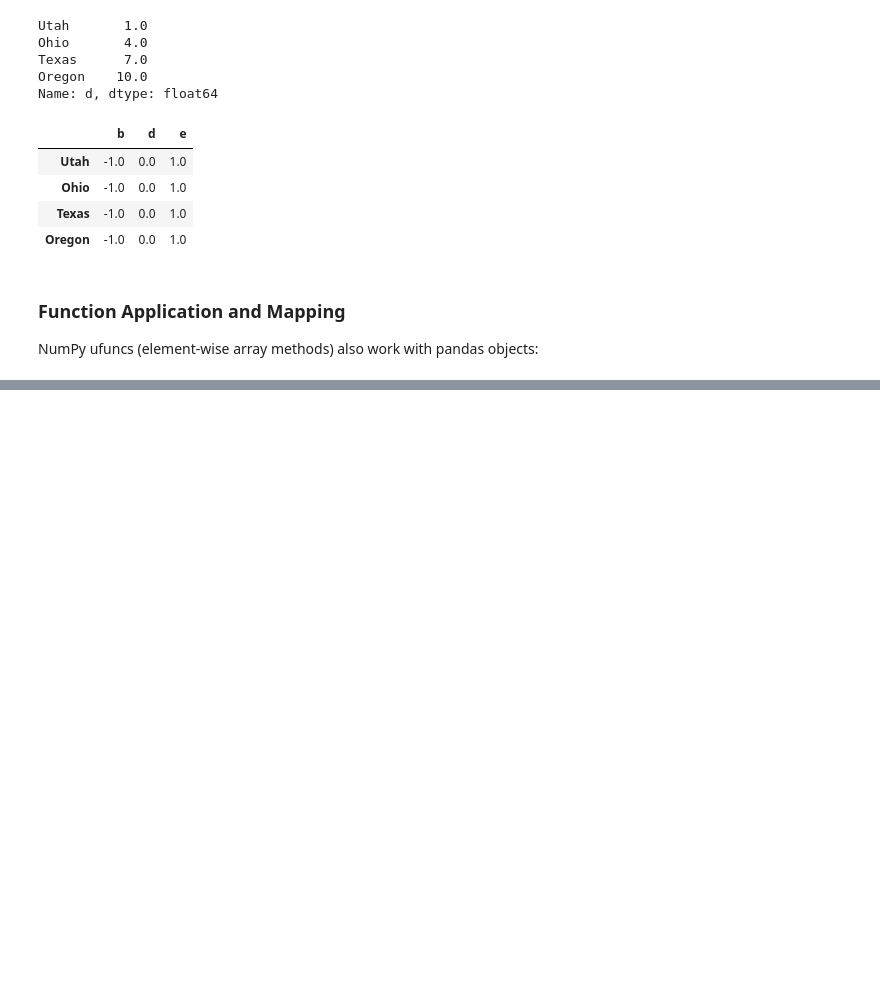
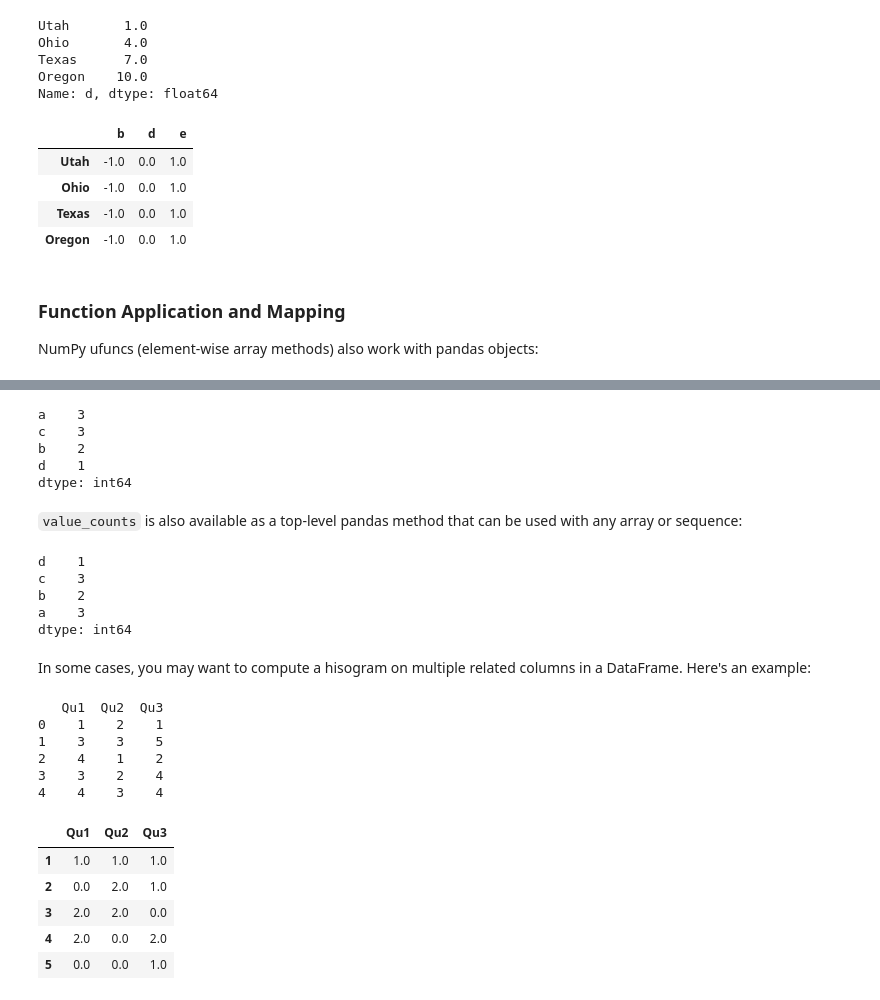
Before and after one commit to colinat/pandas, a Jupyter notebook: pandas.ipynb, the cells around one changed output, grey strips where cells are left out. Saved outputs shown, nothing was run; the diff lists cells and outputs as text; code cells hidden in the pictures; blank space fills up the shorter version.

```diff
--- a/pandas.ipynb
+++ b/pandas.ipynb
@@ -974,0 +1395,42 @@ Name: e, dtype: object
+# %%
+obj.value_counts()
+# %% [output]
+a    3
+c    3
+b    2
+d    1
+dtype: int64
+# %% [markdown]
+`value_counts` is also available as a top-level pandas method that can be used with any array or sequence:
+# %%
+pd.value_counts(obj.values, sort=False)
+# %% [output]
+d    1
+c    3
+b    2
+a    3
+dtype: int64
+# %% [markdown]
+In some cases, you may want to compute a hisogram on multiple related columns in a DataFrame. Here's an example:
+# %%
+data = pd.DataFrame({'Qu1': [1, 3, 4, 3, 4],
+                    'Qu2': [2, 3, 1, 2, 3],
+                    'Qu3': [1, 5, 2, 4, 4]})
+
+print("{}\n".format(data))
+
+result = data.apply(pd.value_counts).fillna(0)
+result
+# %% [output]
+   Qu1  Qu2  Qu3
+0    1    2    1
+1    3    3    5
+2    4    1    2
+3    3    2    4
+4    4    3    4
+|  | Qu1 | Qu2 | Qu3 |
+| 1 | 1.0 | 1.0 | 1.0 |
+| 2 | 0.0 | 2.0 | 1.0 |
+| 3 | 2.0 | 2.0 | 0.0 |
+| 4 | 2.0 | 0.0 | 2.0 |
+| 5 | 0.0 | 0.0 | 1.0 |
```
Also changed, not shown: parts of 60 cells of this notebook, 1 other file.
